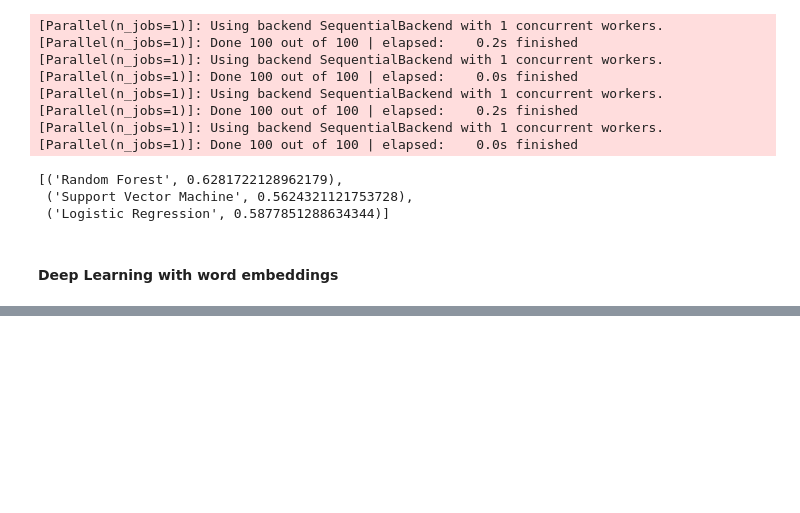
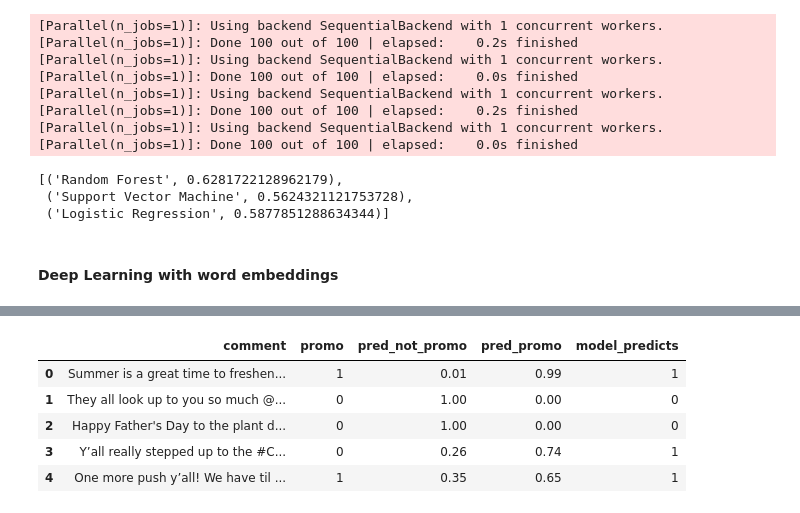
Before and after one commit to kayschulz/detecting_promotional_instagrams, a Jupyter notebook: first_model_1.ipynb, the cells around one changed output, grey strips where cells are left out. Drawn from its saved outputs; the diff is of its cells as text; code cells hidden in the pictures; blank space fills up the shorter version.

```diff
--- a/first_model_1.ipynb
+++ b/first_model_1.ipynb
@@ -209,0 +217,2 @@ model.evaluate(testing_X, testing_y, verbose=True)
+# %%
+predictions = model.predict(testing_X).round(2)
@@ -209,0 +260,10 @@ model.evaluate(testing_X, testing_y, verbose=True)
+# %%
+combined_posts_df['model_predicts'] = model_predicts
+combined_posts_df.head()
+# %% [output]
+|  | comment | promo | pred_not_promo | pred_promo | model_predicts |
+| 0 | Summer is a great time to freshen... | 1 | 0.01 | 0.99 | 1 |
+| 1 | They all look up to you so much @... | 0 | 1.00 | 0.00 | 0 |
+| 2 | Happy Father's Day to the plant d... | 0 | 1.00 | 0.00 | 0 |
+| 3 | Y’all really stepped up to the #C... | 0 | 0.26 | 0.74 | 1 |
+| 4 | One more push y’all! We have til ... | 1 | 0.35 | 0.65 | 1 |
```
Also changed, not shown: parts of 13 cells of this notebook.
